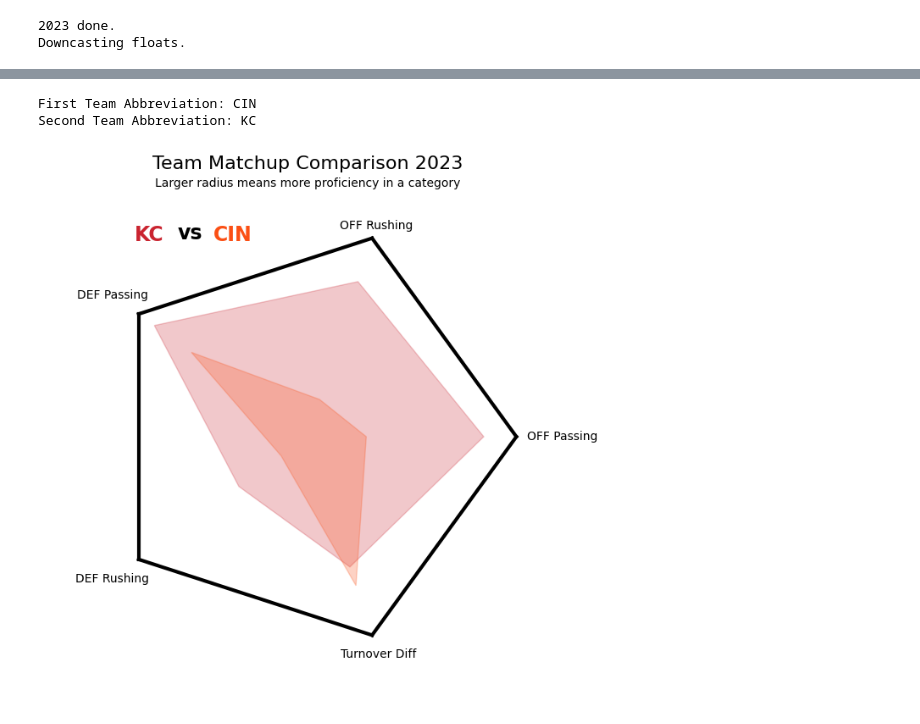
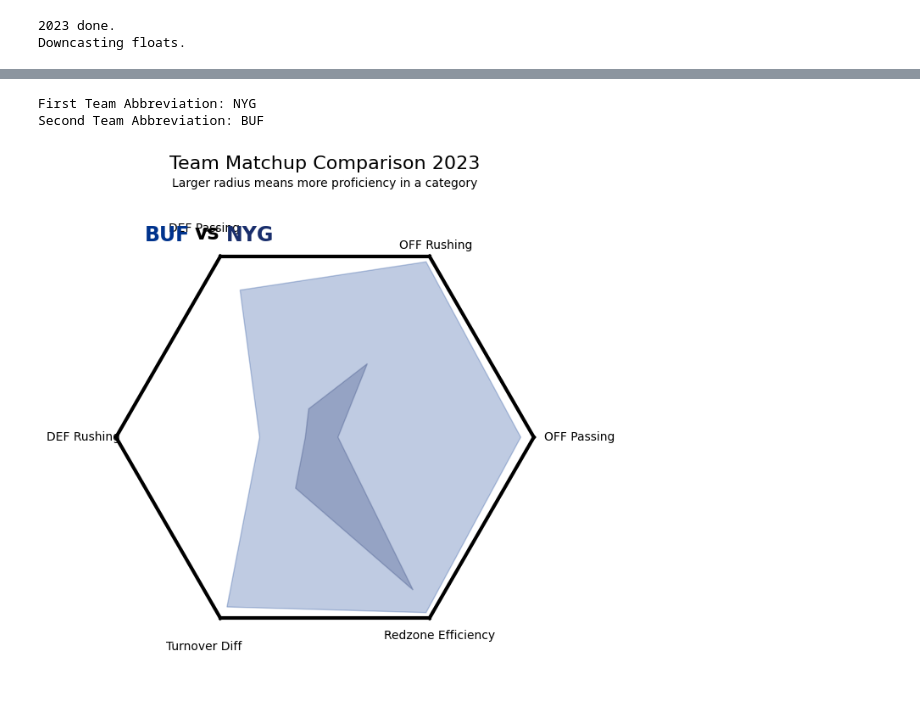
Before and after one commit to KaiWoessner/NFLDataAnalysis, a Jupyter notebook: NFLMatchups.ipynb, the cells around one changed output, grey strips where cells are left out. Saved outputs shown, nothing was run; the diff lists cells and outputs as text; code cells hidden in the pictures.

Commit message:
Added "Redzone Efficiency" category

```diff
--- a/NFLMatchups.ipynb
+++ b/NFLMatchups.ipynb
@@ -107,15 +146,10 @@ turnovers = turnovers.sort_values("turnover_rank", ascending=False).reset_index(
 
 turnovers = turnovers.rename(columns={"posteam": "team"})
 # %%
-tot_ranks = [off_passing, off_rushing, def_passing, def_rushing, turnovers]
+column1 = off_passing
+data_frames = [off_rushing, def_passing, def_rushing, turnovers, redzone_tds]
 
-tot_ranks = [off_rushing, def_passing, def_rushing, turnovers]
+for columns in data_frames:
+    column1 = pd.merge(column1, columns, on='team', how='left')
 
-merged_df = off_passing
-data_frames = [off_rushing, def_passing, def_rushing, turnovers]
-
-for df in data_frames:
-    merged_df = pd.merge(merged_df, df, on='team', how='left')
-
-fin_ranks = merged_df[["team", "off_passing_rank", "off_rushing_rank", "def_passing_rank", "def_rushing_rank", "turnover_rank"]]
-fin_ranks.head()
+fin_ranks = column1[["team", "off_passing_rank", "off_rushing_rank", "def_passing_rank", "def_rushing_rank", "turnover_rank", "redzone_eff_rank"]]
@@ -139,6 +166,7 @@ def matchup(inp1, inp2):
 
   tm_colors = [teamcolor.get(team) for team in matchup["team"]]
 
+  categories = ["off_passing_rank", "off_rushing_rank", "def_passing_rank", "def_rushing_rank", "turnover_rank", "redzone_eff_rank"]
   data = matchup.loc[:, categories].values
 
   first_column = data[:, 0]
@@ -146,9 +174,9 @@ def matchup(inp1, inp2):
   # Append the first column to the end
   data = np.hstack((data, first_column.reshape(-1, 1)))
 
-  category_count = len(list(single.columns[1:]))
+  category_count = len(list(matchup.columns[1:]))
 
-  labels = ['OFF Passing', 'OFF Rushing', 'DEF Passing', 'DEF Rushing', 'Turnover Diff']
+  labels = ['OFF Passing', 'OFF Rushing', 'DEF Passing', 'DEF Rushing', 'Turnover Diff', "Redzone Efficiency"]
 
   # Create a list of angles for each category
   angles = [n / float(category_count) * 2 * np.pi for n in range(category_count)]
@@ -175,7 +203,8 @@ def matchup(inp1, inp2):
   ax.text(angles[1], 34, labels[1], ha='center', va='center')
   ax.text(angles[2], 37, labels[2], ha='center', va='center')
   ax.text(angles[3], 37, labels[3], ha='center', va='center')
-  ax.text(angles[4], 35, labels[4], ha='center', va='center')
+  ax.text(angles[4], 37, labels[4], ha='center', va='center')
+  ax.text(angles[5], 35, labels[5], ha='center', va='center')
 
   # Matchup
   color1 = teamcolor.get(inp1)
@@ -191,42 +220,43 @@ def matchup(inp1, inp2):
 
   pentagon_coords = [
       (0, 32),
-      (2 * np.pi / 5, 32),
-      (4 * np.pi / 5, 32),
-      (6 * np.pi / 5, 32),
-      (8 * np.pi / 5, 32),
+      (np.pi / 3, 32),
+      (2 * np.pi / 3, 32),
+      (np.pi, 32),
+      (4 * np.pi / 3, 32),
+      (5 * np.pi / 3, 32)
   ]
 
   # Add lines connecting the vertices of the pentagon
   for i in range(len(pentagon_coords) - 1):
       x1, y1 = pentagon_coords[i]
       x2, y2 = pentagon_coords[i + 1]
       ax.plot([x1, x2], [y1, y2], color='k', linewidth=3)
 
   # Connect the last point to the first point
   x1, y1 = pentagon_coords[-1]
   x2, y2 = pentagon_coords[0]
   ax.plot([x1, x2], [y1, y2], color='k', linewidth=3)
 
   ax.yaxis.grid(True, linestyle='-', alpha=0.0, color='none')
   ax.xaxis.grid(True, linestyle='-', alpha=0.0, color='none')
 
   ax.spines['polar'].set_visible(False)
 
   plt.ylim(0, 40)
   ax.set_yticks(np.arange(0, 40, 2))
 
   ax.set_yticklabels([])
   ax.set_xticklabels([])
 
   # Show the plot
   plt.show()
 
 inp1 = input("First Team Abbreviation: ")
 inp2 = input("Second Team Abbreviation: ")
 
 matchup(inp1, inp2)
 # %% [output]
-First Team Abbreviation: CIN
-Second Team Abbreviation: KC
+First Team Abbreviation: NYG
+Second Team Abbreviation: BUF
-[figure, old version]
+[figure, new version]
```
Also changed, not shown: parts of 4 cells of this notebook.
